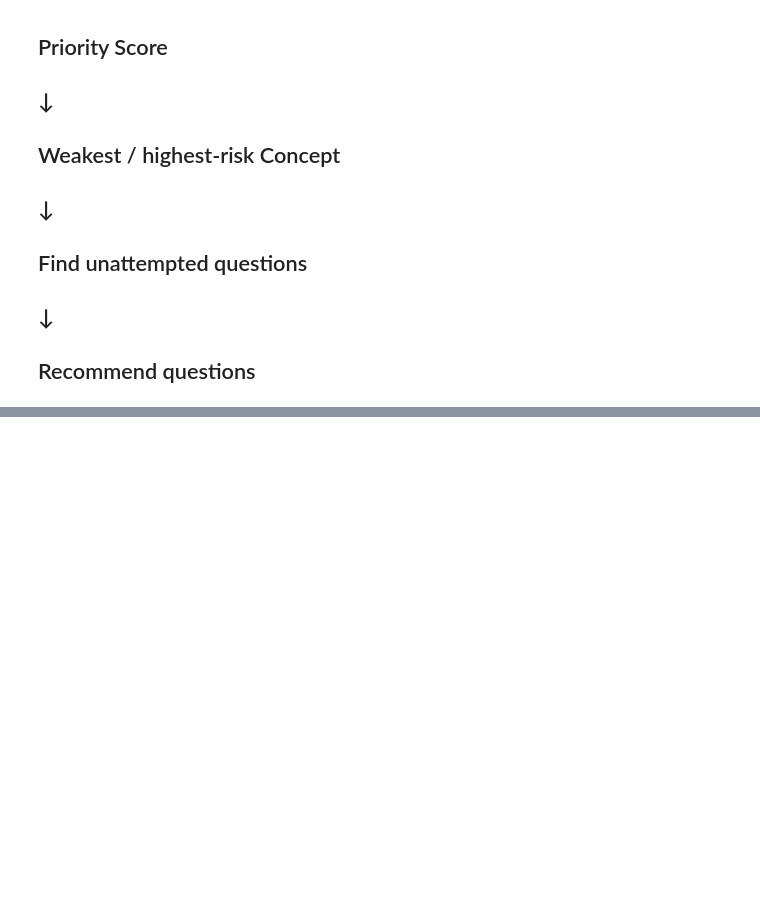
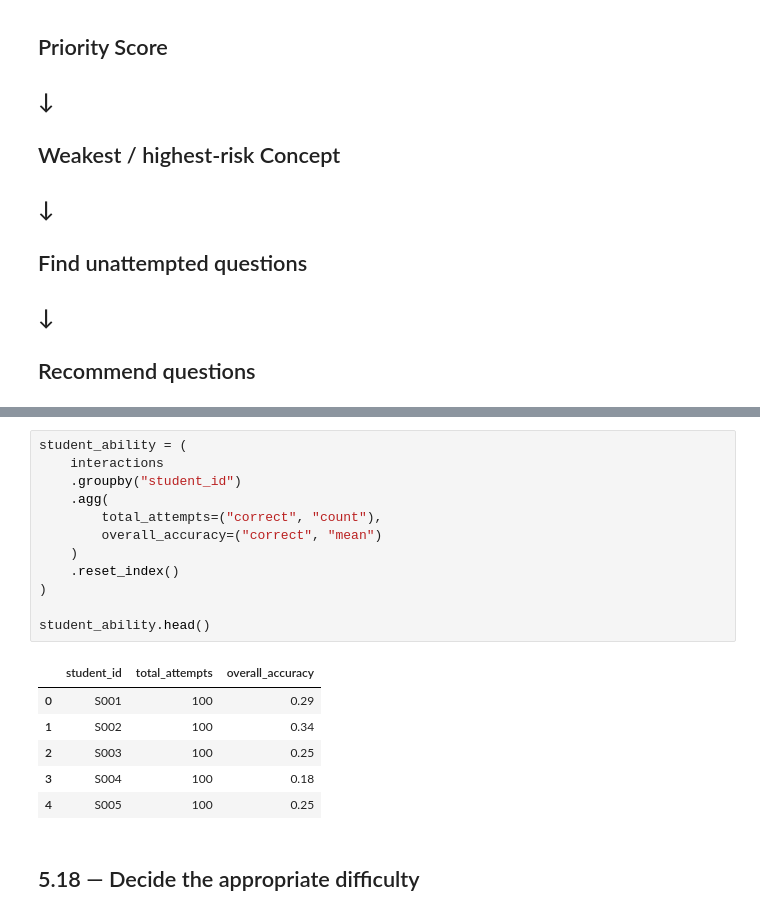
Before and after one commit to AZ07-coder/Student-Learning-Digital-Twin, a Jupyter notebook: 05_question_recommendation.ipynb.ipynb, the cells around one changed output, grey strips where cells are left out. Drawn from its saved outputs; the diff is of its cells as text; blank space fills up the shorter version.

```diff
--- a/05_question_recommendation.ipynb.ipynb
+++ b/05_question_recommendation.ipynb.ipynb
@@ -504,0 +517,21 @@ recommended
+# %%
+student_ability = (
+    interactions
+    .groupby("student_id")
+    .agg(
+        total_attempts=("correct", "count"),
+        overall_accuracy=("correct", "mean")
+    )
+    .reset_index()
+)
+
+student_ability.head()
+# %% [output]
+|  | student_id | total_attempts | overall_accuracy |
+| 0 | S001 | 100 | 0.29 |
+| 1 | S002 | 100 | 0.34 |
+| 2 | S003 | 100 | 0.25 |
+| 3 | S004 | 100 | 0.18 |
+| 4 | S005 | 100 | 0.25 |
+# %% [markdown]
+## 5.18 — Decide the appropriate difficulty
```
Also changed, not shown: parts of 24 cells of this notebook.
